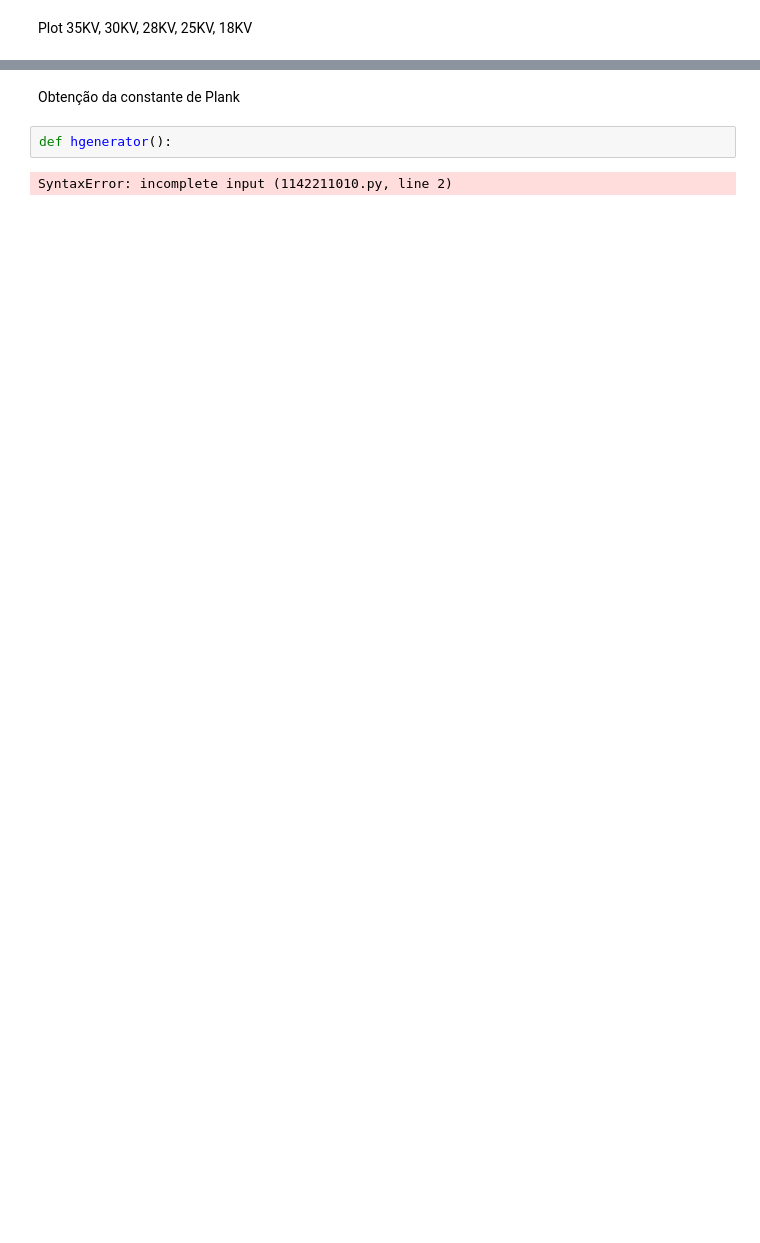
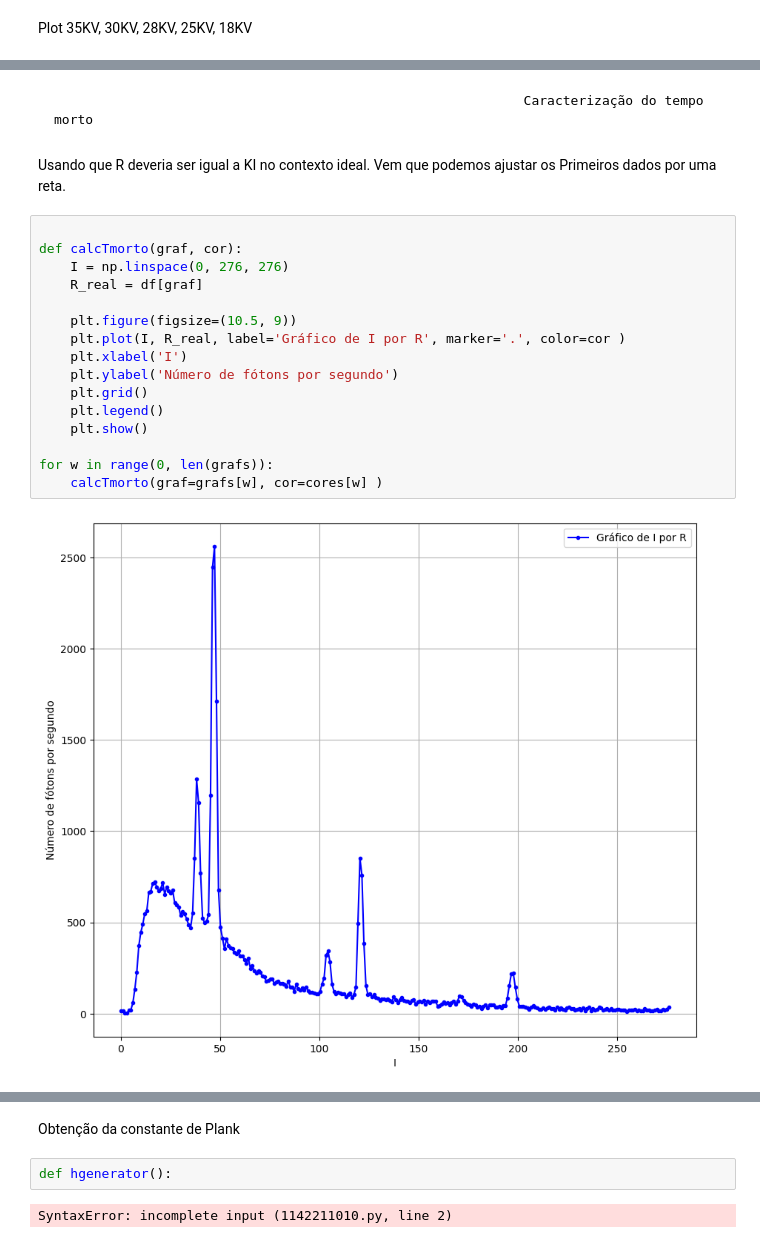
Before and after one commit to DanielDCSS/LabGlither, a Jupyter notebook: OpenLabEX2 V2.ipynb, the cells around one changed output, grey strips where cells are left out. Cells and saved outputs as stored; diff of their text form; blank space fills up the shorter version.

```diff
--- a/OpenLabEX2 V2.ipynb
+++ b/OpenLabEX2 V2.ipynb
@@ -137,0 +136,22 @@ IndexError: list index out of range
+# %% [markdown]
+                                                                Caracterização do tempo morto
+# %% [markdown]
+Usando que R deveria ser igual a KI no contexto ideal. Vem que podemos ajustar os Primeiros dados por uma reta.
+# %%
+
+def calcTmorto(graf, cor):
+    I = np.linspace(0, 276, 276)
+    R_real = df[graf]
+
+    plt.figure(figsize=(10.5, 9))
+    plt.plot(I, R_real, label='Gráfico de I por R', marker='.', color=cor )
+    plt.xlabel('I')
+    plt.ylabel('Número de fótons por segundo')
+    plt.grid()
+    plt.legend()
+    plt.show()
+
+for w in range(0, len(grafs)):
+    calcTmorto(graf=grafs[w], cor=cores[w] )
+# %% [output]
+[figure, added]
```
Also changed, not shown: parts of 8 cells of this notebook, 1 other file.
